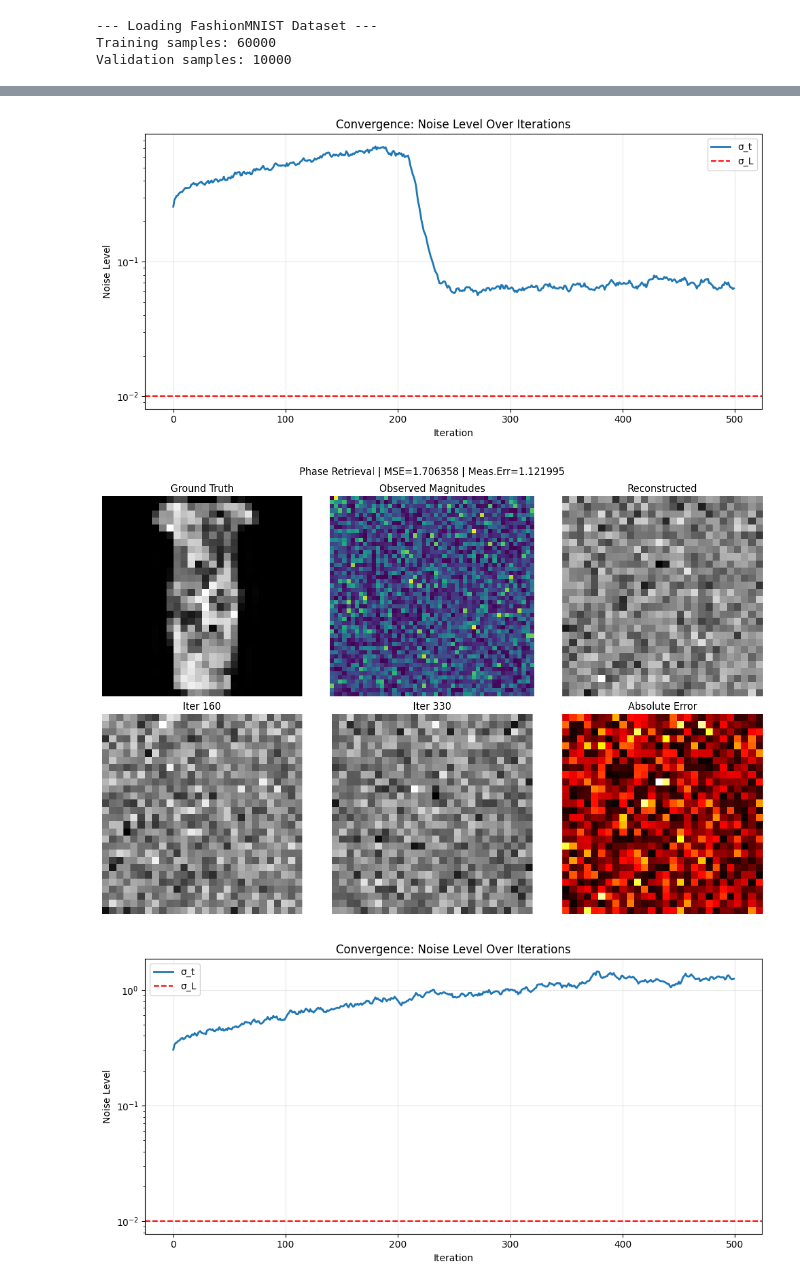
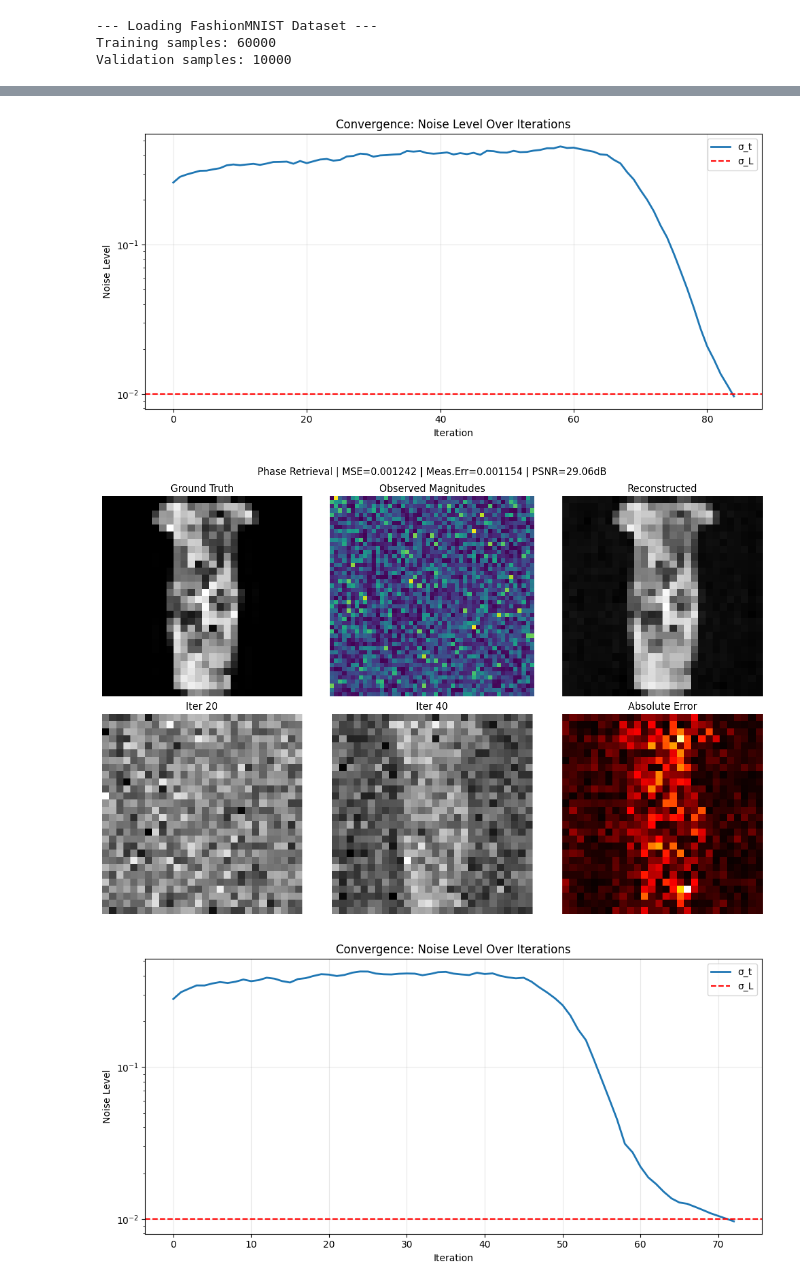
Before and after one commit to mathispernin/GenerativeModellingImages, a Jupyter notebook: non_linear_inverse_problem/phase_retrieval.ipynb, the cells around one changed output, grey strips where cells are left out. Cells and saved outputs as stored; diff of their text form; code cells hidden in the pictures.

Commit message:
update phase retrieval

```diff
--- a/non_linear_inverse_problem/phase_retrieval.ipynb
+++ b/non_linear_inverse_problem/phase_retrieval.ipynb
@@ -371,7 +291,7 @@ def train_blind_denoiser(
     device = config.device
     model = model.to(device)
 
-    optimizer = optim.Adam(model.parameters(), lr=config.learning_rate, weight_decay=1e-5)
+    optimizer = optim.Adam(model.parameters(), lr=config.learning_rate) #, weight_decay=1e-5)
     criterion = nn.MSELoss()
     scheduler = optim.lr_scheduler.ReduceLROnPlateau(optimizer, mode='min', factor=0.5, patience=3)
 
@@ -569,7 +489,7 @@ def phase_retrieval_algorithm(
 
         # ===== Step 2: Estimate noise variance from residual =====
         # σ_t = ||d_raw|| / √N
-        # This is the CRUCIAL point: estimate variance BEFORE projection
+        # estimate variance before projection
         sigma_t = torch.norm(d_raw).item() / np.sqrt(N)
         results['sigma_trajectory'].append(sigma_t)
 
@@ -588,7 +508,19 @@ def phase_retrieval_algorithm(
 
         # ===== Step 5: Project onto constraint set (non-linear operator) =====
         # x_proj = P_S_PR(y') = A^+ (b ⊙ sign(A y'))
-        y_proj = task.project_to_constraint_set(y_prime, measurements)
+        #y_proj = task.project_to_constraint_set(y_prime, measurements)
+
+        # Alternative: use relaxed projection with interpolation
+        if sigma_t >= config.sigma_threshold:
+            alpha_t = config.alpha_max
+        else:
+            # Interpolation linéaire entre alpha_min et alpha_max
+            ratio = (sigma_t - config.sigma_L) / (config.sigma_threshold - config.sigma_L)
+            ratio = max(0.0, min(1.0, ratio))
+            print(f"Iteration {t}: σ_t={sigma_t:.6f} using relaxed projection with ratio={ratio:.3f} and alpha_t={alpha_t:.3f}")
+            alpha_t = config.alpha_min + (config.alpha_max - config.alpha_min) * ratio
+
+        y_proj = task.project_to_constraint_set_relaxed(y_prime, measurements, alpha_t)
 
         # ===== Step 6: Compute Langevin noise amplitude =====
         # γ_t^2 = [(1 - β*h_t)^2 - (1 - h_t)^2] * σ_t^2
@@ -729,7 +661,8 @@ def visualize_results(
 
     plt.suptitle(
         f"Phase Retrieval | MSE={metrics['mse_image']:.6f} | "
-        f"Meas.Err={metrics['measurement_error']:.6f}",
+        f"Meas.Err={metrics['measurement_error']:.6f} | "
+        f"PSNR={metrics['psnr']:.2f}dB",
         fontsize=12
     )
     plt.tight_layout()
@@ -890,0 +808,13 @@ RuntimeError: The size of tensor a (14) must match the size of tensor b (28) at
+# %%
+# Phase Retrieval Algorithm
+config.sigma_0 = 4.0         # Initial noise level
+config.sigma_L = 0.01        # Final noise level
+config.h0 = 0.01             # Initial step size parameter
+config.beta = 0.01           # Noise injection parameter [0, 1]
+
+config.alpha_max = 1.0  # Projection dure au début
+config.alpha_min = 0.05 # Projection plus douce à la fin
+config.sigma_threshold = 0.1 # Seuil de σ_t pour passer de alpha_max à alpha_min
+
+for x in [config.sigma_0, config.sigma_L, config.h0, config.beta, config.alpha_max, config.alpha_min, config.sigma_threshold]:
+    print(f"{x:.3f}")
@@ -903,7 +841,7 @@ task = PhaseRetrievalTask(
 print("\n--- Running Phase Retrieval on Test Images ---")
 
 # Select a few test images
-test_indices = [0, 100, 500, 1000]
+test_indices = [0, 100, 500, 1000, 1500, 2000, 2500, 3000, 3500, 3999]
 all_results = []
 
 for idx in test_indices:
@@ -950,6 +888,7 @@ for idx in test_indices:
     print(
         f"    MSE: {pr_results['evaluation']['mse_image']:.6f} | "
         f"Meas.Err: {pr_results['evaluation']['measurement_error']:.6f} | "
+        f"PSNR: {pr_results['evaluation']['psnr']:.2f} dB | "
         f"Iterations: {pr_results['iterations']}"
     )
 
@@ -1016,3 +955,3 @@ EXPERIMENT COMPLETE
-[figure, old version]
+[figure, new version]
-[figure, old version]
+[figure, new version]
-[figure, old version]
+[figure, new version]
```
Also changed, not shown: parts of 11 cells of this notebook.
